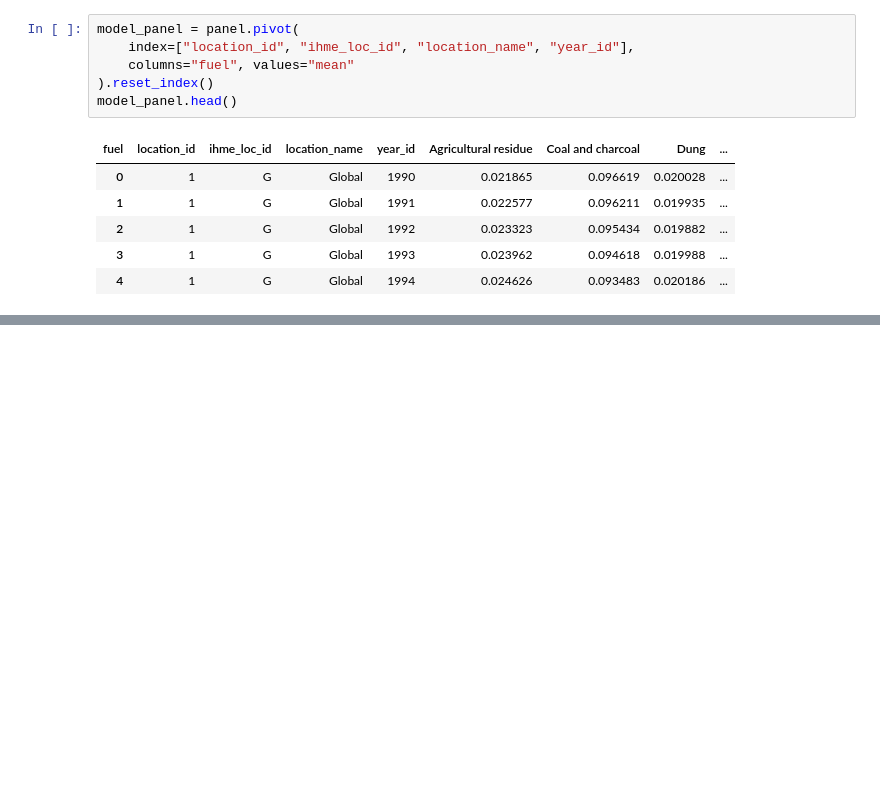
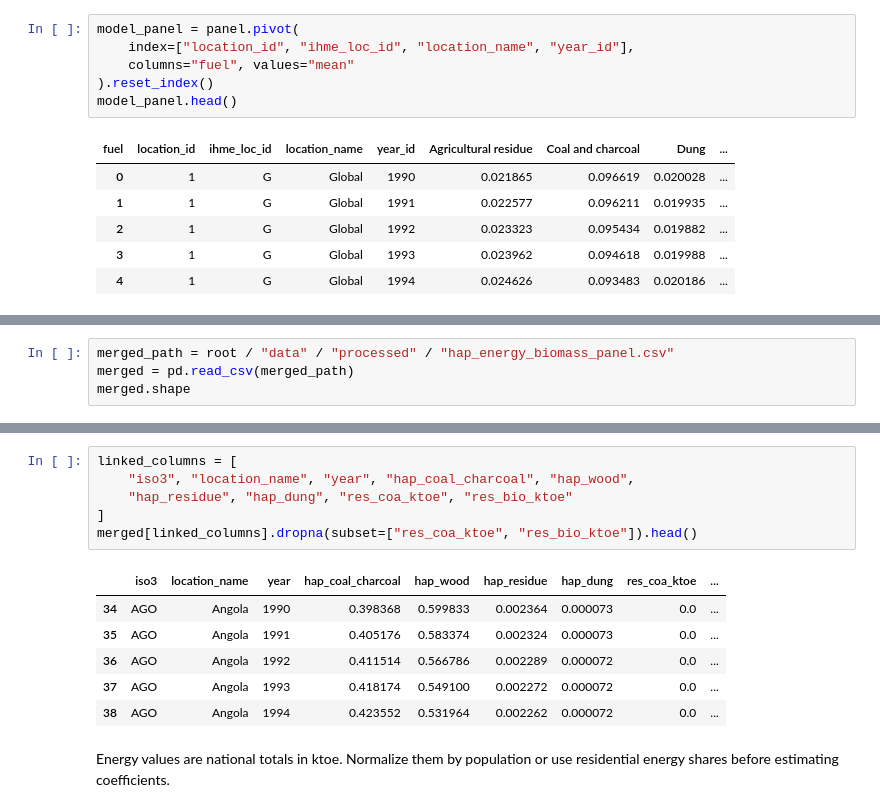
Before and after one commit to tanoManzo/WB_CPAT, a Jupyter notebook: analysis/hap_coal_biomass_basic.ipynb, the cells around one changed output, grey strips where cells are left out. Drawn from its saved outputs; the diff is of its cells as text; blank space fills up the shorter version.

```diff
--- a/analysis/hap_coal_biomass_basic.ipynb
+++ b/analysis/hap_coal_biomass_basic.ipynb
@@ -91,0 +96,4 @@ model_panel.head()
+# %%
+merged_path = root / "data" / "processed" / "hap_energy_biomass_panel.csv"
+merged = pd.read_csv(merged_path)
+merged.shape
@@ -91,0 +115,15 @@ model_panel.head()
+# %%
+linked_columns = [
+    "iso3", "location_name", "year", "hap_coal_charcoal", "hap_wood",
+    "hap_residue", "hap_dung", "res_coa_ktoe", "res_bio_ktoe"
+]
+merged[linked_columns].dropna(subset=["res_coa_ktoe", "res_bio_ktoe"]).head()
+# %% [output]
+|  | iso3 | location_name | year | hap_coal_charcoal | hap_wood | hap_residue | hap_dung | res_coa_ktoe | ... |
+| 34 | AGO | Angola | 1990 | 0.398368 | 0.599833 | 0.002364 | 0.000073 | 0.0 | ... |
+| 35 | AGO | Angola | 1991 | 0.405176 | 0.583374 | 0.002324 | 0.000073 | 0.0 | ... |
+| 36 | AGO | Angola | 1992 | 0.411514 | 0.566786 | 0.002289 | 0.000072 | 0.0 | ... |
+| 37 | AGO | Angola | 1993 | 0.418174 | 0.549100 | 0.002272 | 0.000072 | 0.0 | ... |
+| 38 | AGO | Angola | 1994 | 0.423552 | 0.531964 | 0.002262 | 0.000072 | 0.0 | ... |
+# %% [markdown]
+Energy values are national totals in ktoe. Normalize them by population or use residential energy shares before estimating coefficients.
```
Also changed, not shown: parts of 4 cells of this notebook, 6 other files.
